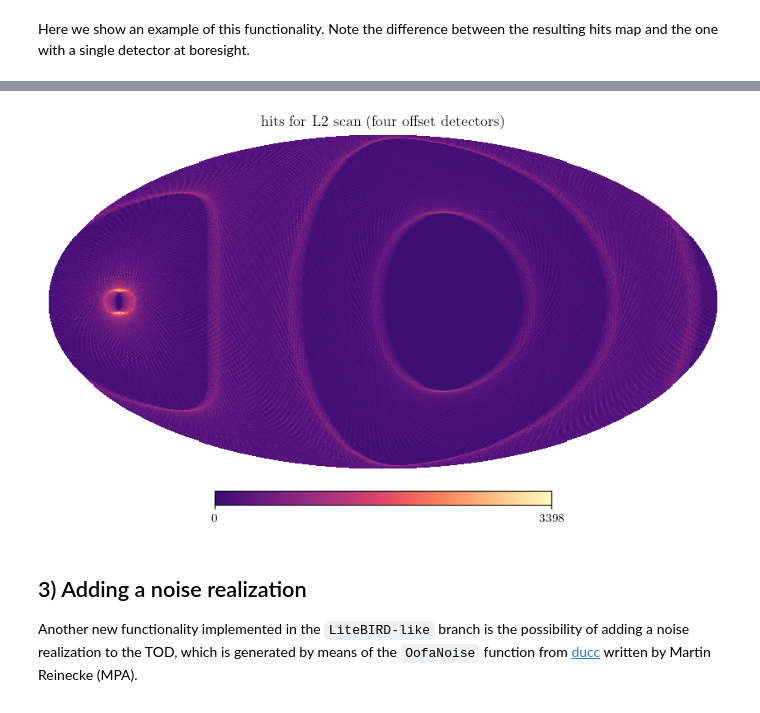
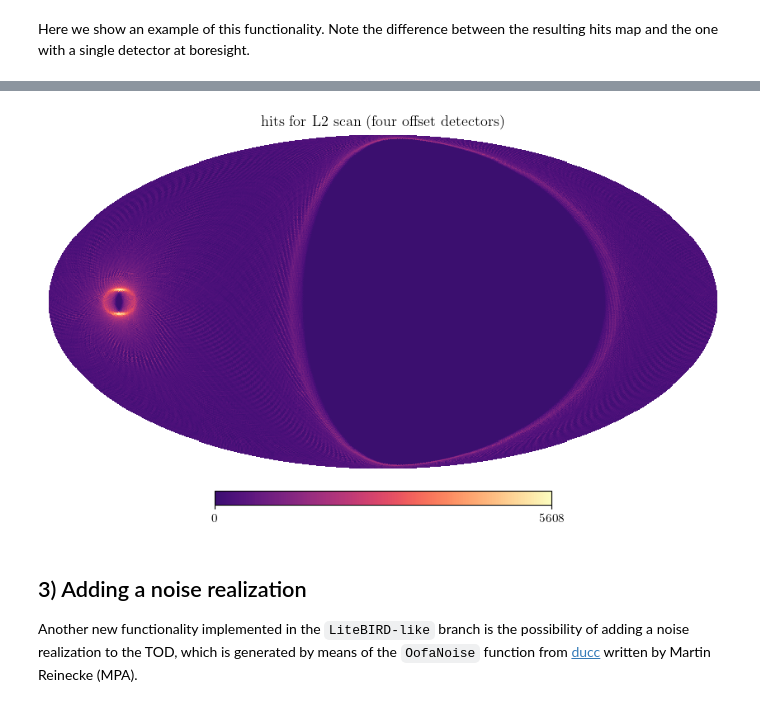
Before and after one commit to martamonelli/beamconv_again, a Jupyter notebook: notebooks/LiteBIRD-like.ipynb, the cells around one changed output, grey strips where cells are left out. Drawn from its saved outputs; the diff is of its cells as text; code cells hidden in the pictures.

Commit message:
added conversion to ecliptic coordinates and changed quaternion notation

```diff
--- a/notebooks/LiteBIRD-like.ipynb
+++ b/notebooks/LiteBIRD-like.ipynb
@@ -75,0 +78,13 @@ plt.show()
+# %%
+r = hp.Rotator(coord=['G','E'])
+maps = r.rotate_map_alms(maps_temp)
+
+# plotting input maps
+fig, (ax1, ax2, ax3) = plt.subplots(ncols=3, figsize=(12, 5))
+plt.axes(ax1)
+hp.mollview(maps[0], title=r'$T$ [$\mu$K]', hold=True)
+plt.axes(ax2)
+hp.mollview(maps[1], title=r'$Q$ [$\mu$K]', hold=True)
+plt.axes(ax3)
+hp.mollview(maps[2], title=r'$U$ [$\mu$K]', hold=True)
+plt.show()
@@ -239,15 +259,15 @@ Another functionality that we added to beamconv is the possibility to feed detec
 # %% [markdown]
 Here we show an example of this functionality. Note the difference between the resulting hits map and the one with a single detector at boresight.
 # %%
-nside = 128 # had to define explicitly
+nside = 128
 lmax = 2*nside
 
 ndet = 2
 quats = np.zeros((2,2,4))
 quats[0,0,:] = np.array([1.,0.,0.,0.])
-quats[0,1,:] = np.array([0.009165646421980997, 0.09071095143135842, 0.0, 0.9958350838447524])
-quats[1,0,:] = np.array([0.03704627596838304, 0.08283588163313664, 0.3811046277509462, 0.9200679609994841])
-quats[1,1,:] = np.array([0.05236230340491963, 0.08463363396964103, 0.0, 0.9950353446904406])
+quats[0,1,:] = np.array([0.9958350838447524, 0.009165646421980997, 0.09071095143135842, 0.0])
+quats[1,0,:] = np.array([0.9200679609994841, 0.03704627596838304, 0.08283588163313664, 0.3811046277509462])
+quats[1,1,:] = np.array([0.9950353446904406, 0.05236230340491963, 0.08463363396964103, 0.0])
 
 azs = np.zeros((ndet,2))
 els = np.zeros((ndet,2))
@@ -281,4 +303,4 @@ Implementing L2 scan
-[figure, old version]
+[figure, new version]
 # %% [markdown]
 ## 3) Adding a noise realization
 
```
Also changed, not shown: parts of 10 cells of this notebook.
